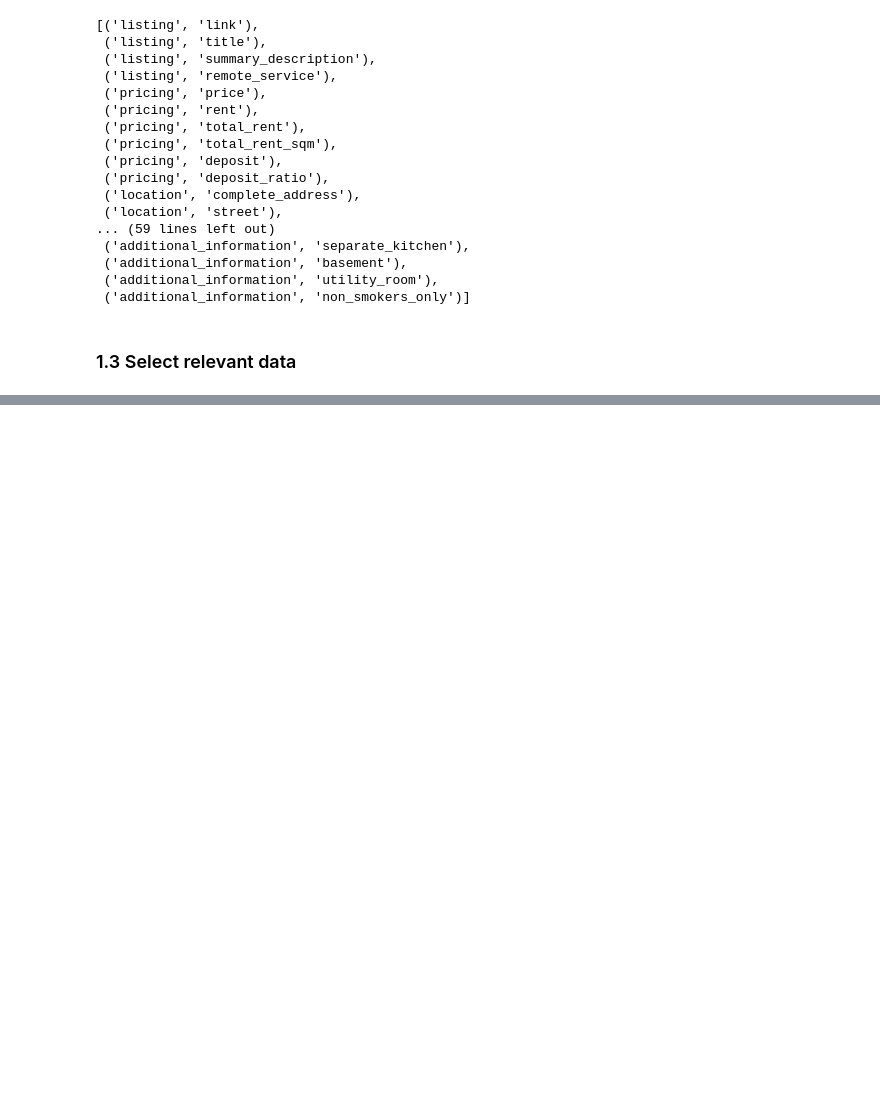
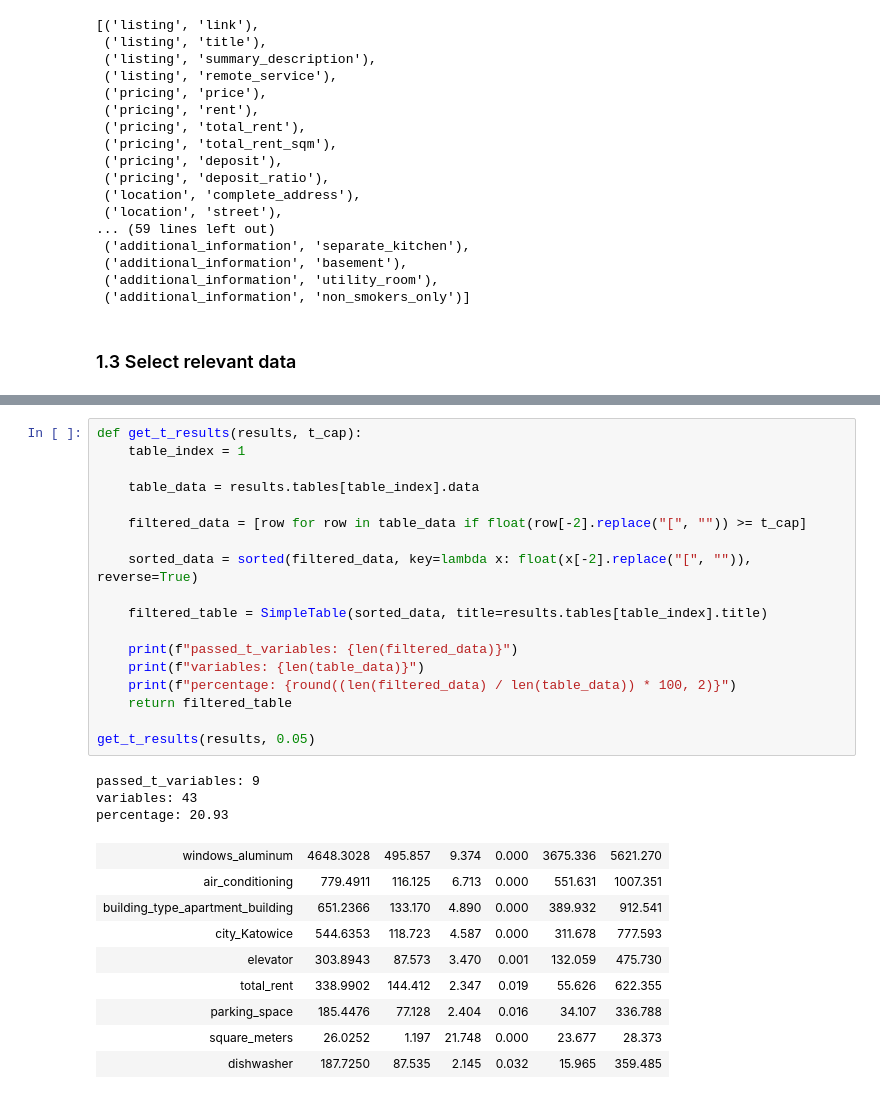
Before and after one commit to Luk-kar/Home-Market-Harvester, a Jupyter notebook: notebooks/004_model_building.ipynb, the cells around one changed output, grey strips where cells are left out. Cells and saved outputs as stored; diff of their text form; blank space fills up the shorter version.

```diff
--- a/notebooks/004_model_building.ipynb
+++ b/notebooks/004_model_building.ipynb
@@ -90,0 +230,31 @@ df_model.columns
+# %%
+def get_t_results(results, t_cap):
+    table_index = 1
+
+    table_data = results.tables[table_index].data
+
+    filtered_data = [row for row in table_data if float(row[-2].replace("[", "")) >= t_cap]
+
+    sorted_data = sorted(filtered_data, key=lambda x: float(x[-2].replace("[", "")), reverse=True)
+
+    filtered_table = SimpleTable(sorted_data, title=results.tables[table_index].title)
+
+    print(f"passed_t_variables: {len(filtered_data)}")
+    print(f"variables: {len(table_data)}")
+    print(f"percentage: {round((len(filtered_data) / len(table_data)) * 100, 2)}")
+    return filtered_table
+
+get_t_results(results, 0.05)
+# %% [output]
+passed_t_variables: 9
+variables: 43
+percentage: 20.93
+| windows_aluminum | 4648.3028 | 495.857 | 9.374 | 0.000 | 3675.336 | 5621.270 |
+| air_conditioning | 779.4911 | 116.125 | 6.713 | 0.000 | 551.631 | 1007.351 |
+| building_type_apartment_building | 651.2366 | 133.170 | 4.890 | 0.000 | 389.932 | 912.541 |
+| city_Katowice | 544.6353 | 118.723 | 4.587 | 0.000 | 311.678 | 777.593 |
+| elevator | 303.8943 | 87.573 | 3.470 | 0.001 | 132.059 | 475.730 |
+| total_rent | 338.9902 | 144.412 | 2.347 | 0.019 | 55.626 | 622.355 |
+| parking_space | 185.4476 | 77.128 | 2.404 | 0.016 | 34.107 | 336.788 |
+| square_meters | 26.0252 | 1.197 | 21.748 | 0.000 | 23.677 | 28.373 |
+| dishwasher | 187.7250 | 87.535 | 2.145 | 0.032 | 15.965 | 359.485 |
```
Also changed, not shown: parts of 27 cells of this notebook, 1 other file.
